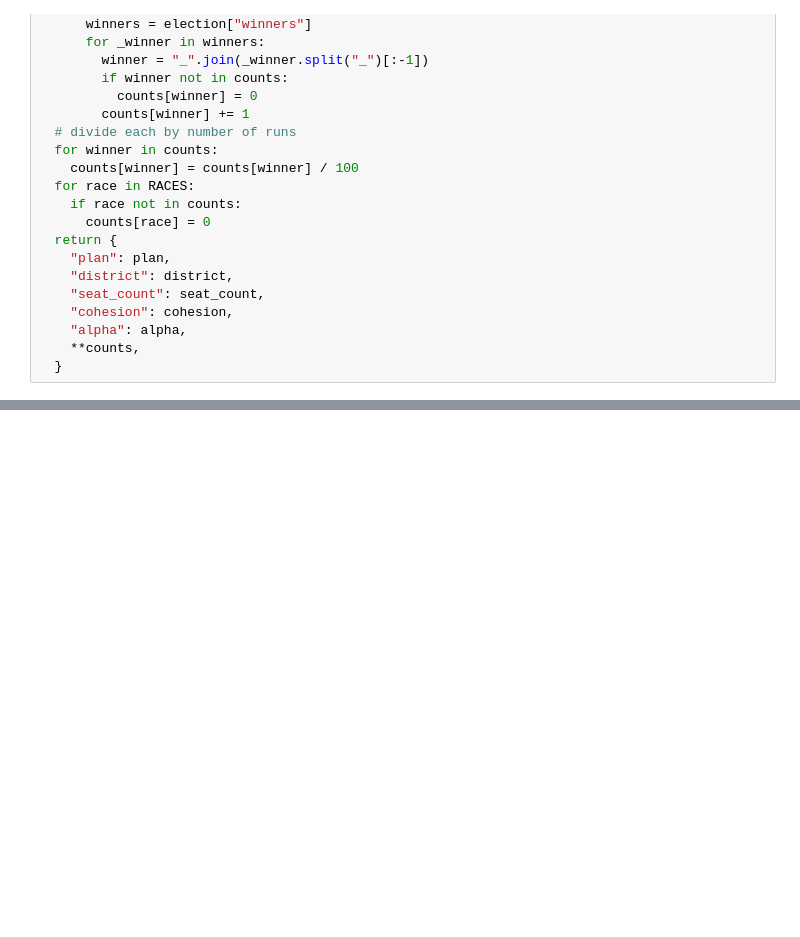
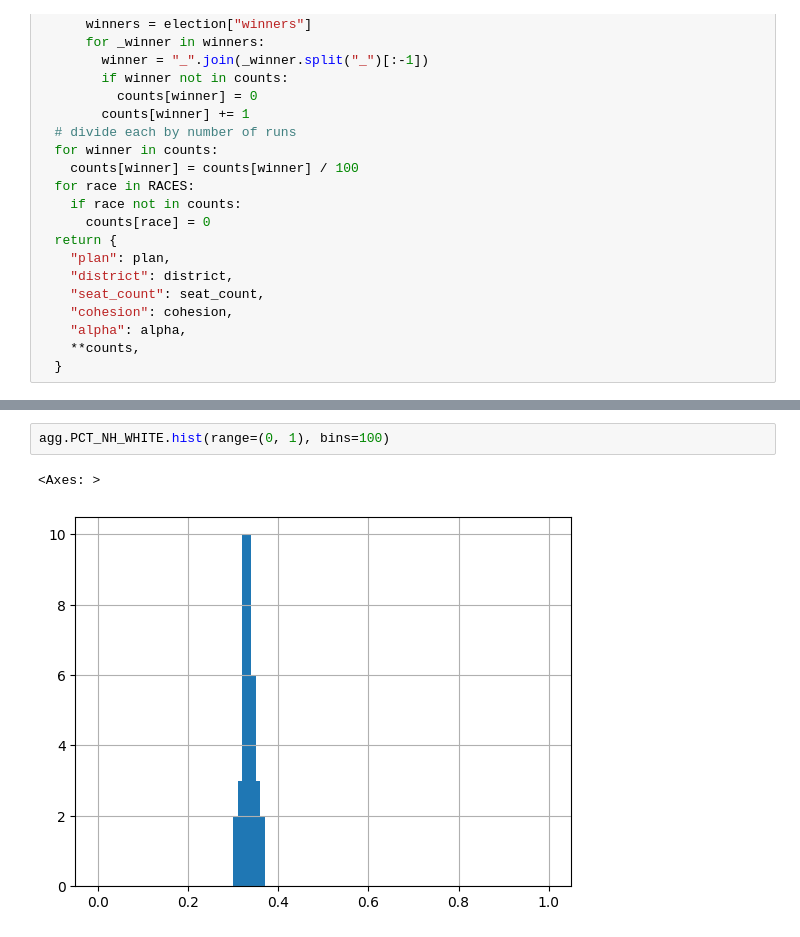
Before and after one commit to uchicago-dsi/dnd-chicago, a Jupyter notebook: notebooks/Aggregate_Results.ipynb, the cells around one changed output, grey strips where cells are left out. Drawn from its saved outputs; the diff is of its cells as text; blank space fills up the shorter version.

```diff
--- a/notebooks/Aggregate_Results.ipynb
+++ b/notebooks/Aggregate_Results.ipynb
@@ -62,0 +101,5 @@ df.head()
+# %%
+agg.PCT_NH_WHITE.hist(range=(0, 1), bins=100)
+# %% [output]
+<Axes: >
+[figure, added]
```
Also changed, not shown: parts of 11 cells of this notebook, 7 other files.
